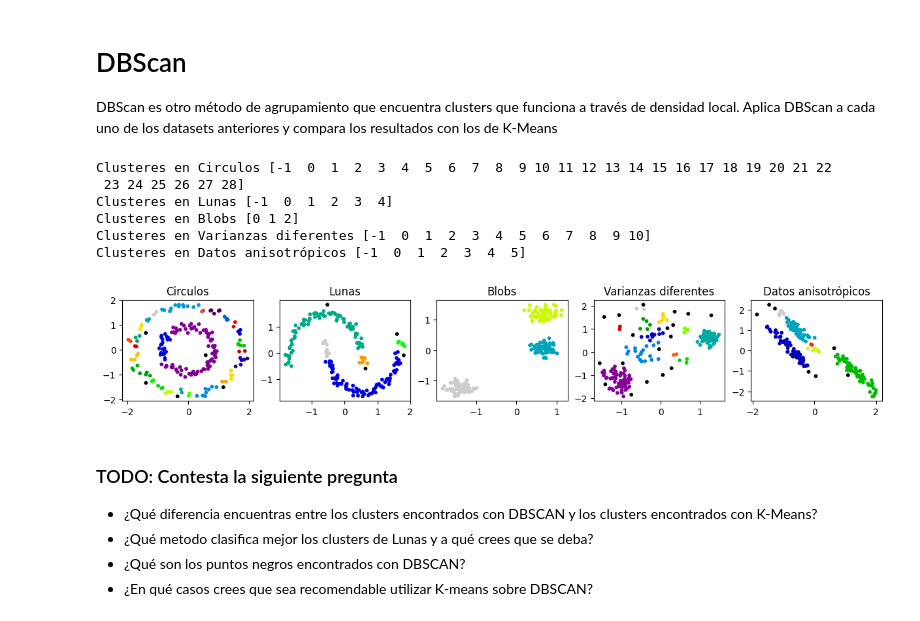
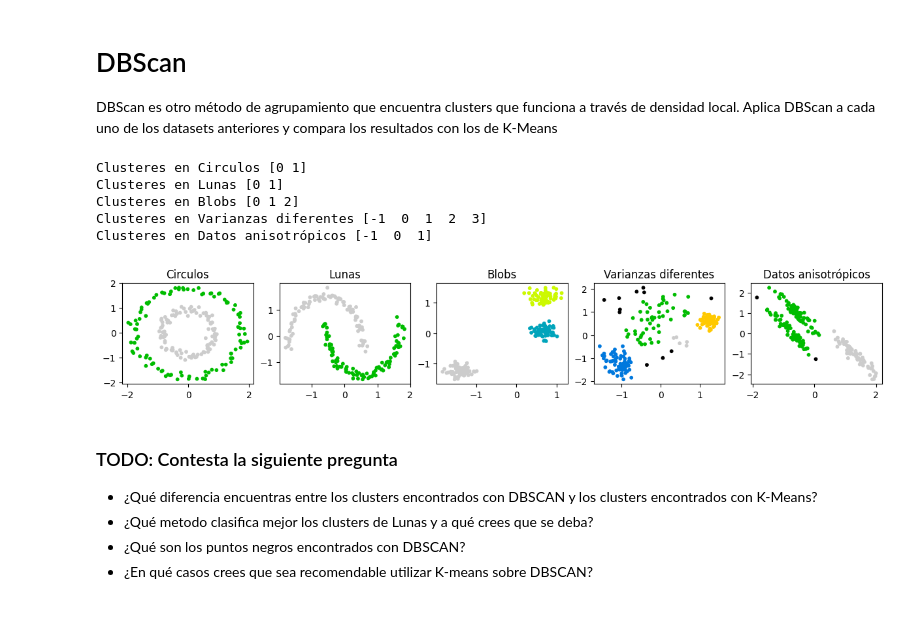
Before and after one commit to Teggun7565/SI23, a Jupyter notebook: ejercicio_4-kmeans-dbscan/ejercicio_4.ipynb, the cells around one changed output. Saved outputs shown, nothing was run; the diff lists cells and outputs as text; code cells hidden in the pictures.

```diff
--- a/ejercicio_4-kmeans-dbscan/ejercicio_4.ipynb
+++ b/ejercicio_4-kmeans-dbscan/ejercicio_4.ipynb
@@ -173,36 +173,35 @@ Aplica DBScan a cada uno de los datasets anteriores y compara los resultados con
 # %%
 n_rows = 1
 n_cols = len(datasets)
 fig, axs = plt.subplots(n_rows, n_cols, figsize=(3*n_cols, 2))
 axs = axs.flatten()
 # TODO: Modifica los hiper parámetros de dbscan hasta encontrar un resultado que te satisfaga
-params = {"Circulos": {"eps": 0.2, "min_samples": 2},
-          "Lunas": {"eps": 0.2, "min_samples": 2},
+params = {"Circulos": {"eps": 0.3, "min_samples": 2},
+          "Lunas": {"eps": 0.38, "min_samples": 2},
           "Blobs": {"eps": 0.2, "min_samples": 2},
-          "Varianzas diferentes": {"eps": 0.2, "min_samples": 2},
-          "Datos anisotrópicos": {"eps": 0.2, "min_samples": 2}}
+          "Varianzas diferentes": {"eps": 0.39, "min_samples": 4},
+          "Datos anisotrópicos": {"eps": 0.55, "min_samples": 10}}
 for i, ((name, data), ax) in enumerate(zip(datasets.items(), axs)):
     X, _ = data
     X = StandardScaler().fit_transform(X)
     ax.set_title(name)
     eps = params[name]['eps']
     min_samples = params[name]['min_samples']
     # TODO: Aplica DBSCAN para encontrar los clusters
     # Después modifica los hiperparámetros en n_clusters según consideres apropiado para cada dataset
     # ====== Start of solution =====
     dbscan = DBSCAN(eps=eps, min_samples=min_samples)
     labels = dbscan.fit_predict(X)
     # ====== End of solution =====
     print(f"Clusteres en {name}", np.unique(labels))
     ax.scatter(X[:, 0], X[:, 1], s=10, c=labels, vmin=-1)
 # %% [output]
-Clusteres en Circulos [-1  0  1  2  3  4  5  6  7  8  9 10 11 12 13 14 15 16 17 18 19 20 21 22
- 23 24 25 26 27 28]
-Clusteres en Lunas [-1  0  1  2  3  4]
+Clusteres en Circulos [0 1]
+Clusteres en Lunas [0 1]
 Clusteres en Blobs [0 1 2]
-Clusteres en Varianzas diferentes [-1  0  1  2  3  4  5  6  7  8  9 10]
-Clusteres en Datos anisotrópicos [-1  0  1  2  3  4  5]
+Clusteres en Varianzas diferentes [-1  0  1  2  3]
+Clusteres en Datos anisotrópicos [-1  0  1]
-[figure, old version]
+[figure, new version]
 # %% [markdown]
 ### TODO: Contesta la siguiente pregunta
 - ¿Qué diferencia encuentras entre los clusters encontrados con DBSCAN y los clusters encontrados con K-Means?
```
